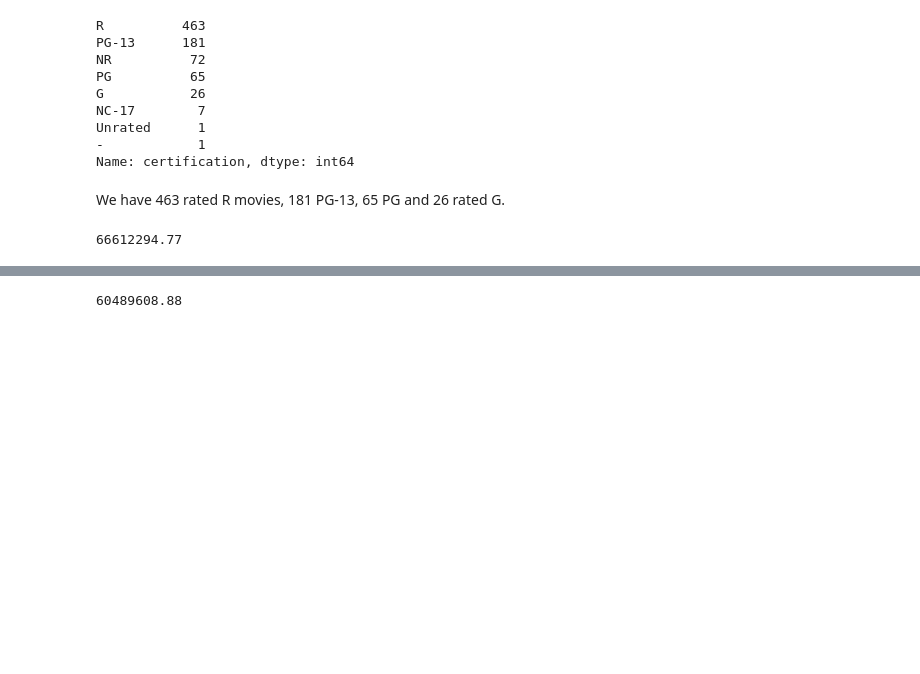
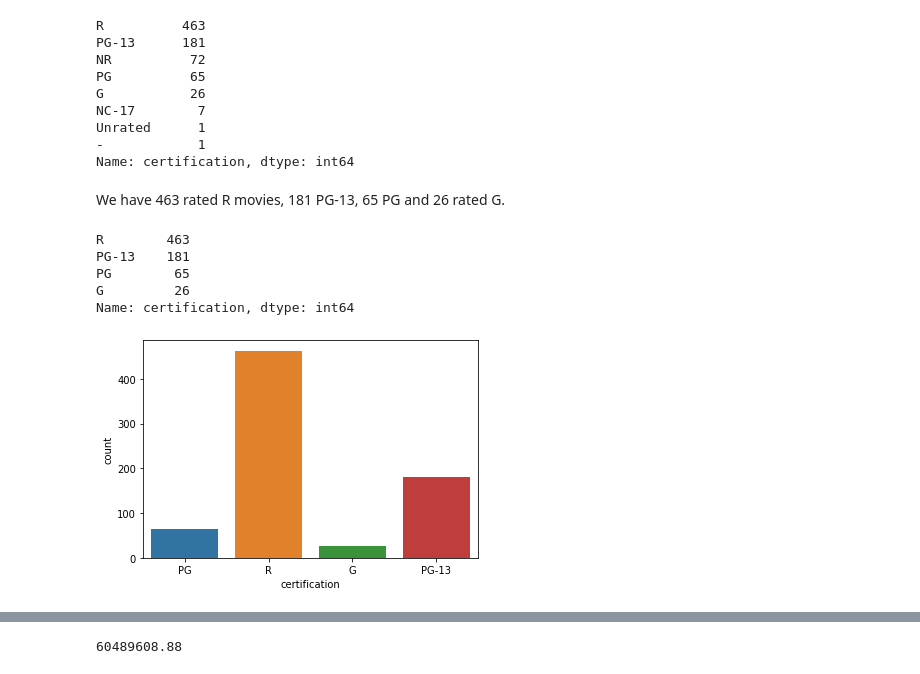
Before and after one commit to fid2445/Project-3-, a Jupyter notebook: Project EDA.ipynb, the cells around one changed output, grey strips where cells are left out. Drawn from its saved outputs; the diff is of its cells as text; code cells hidden in the pictures; blank space fills up the shorter version.

```diff
--- a/Project EDA.ipynb
+++ b/Project EDA.ipynb
@@ -182,11 +188,22 @@ NC-17        7
 Unrated      1
 -            1
 Name: certification, dtype: int64
+# %%
+cert_list = ['R','PG','PG-13','G']
+cert_filter = df['certification'].isin(cert_list)
 # %% [markdown]
 We have 463 rated R movies, 181 PG-13, 65 PG and 26 rated G.
-# %%
-g_filter = df['certification'] == 'G'
-df_g = df.loc[g_filter]
-df_g['revenue'].mean().round(2)
-# %% [output]
-66612294.77
+# %%
+plotdf = df.loc[cert_filter]
+# %%
+plotdf['certification'].value_counts()
+# %% [output]
+R        463
+PG-13    181
+PG        65
+G         26
+Name: certification, dtype: int64
+# %%
+sns.countplot(data=plotdf, x='certification');
+# %% [output]
+[figure, added]
```
Also changed, not shown: parts of 15 cells of this notebook, 4 other files.
